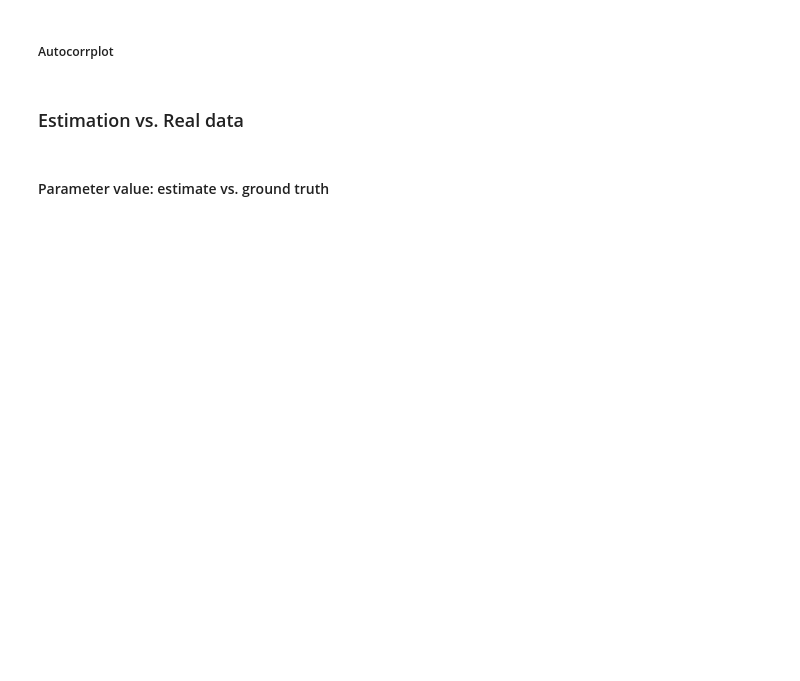
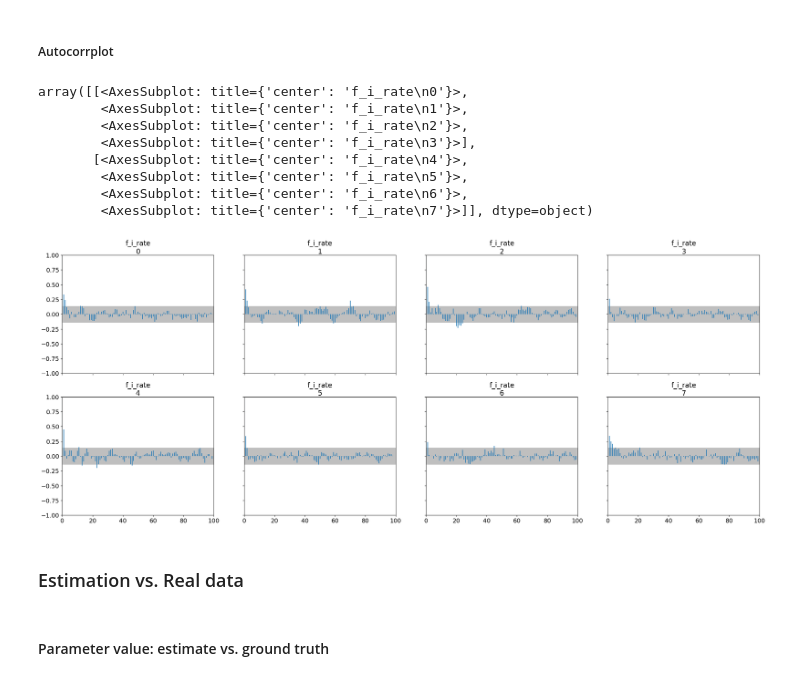
Before and after one commit to wzh1895/ASDM, a Jupyter notebook: 2-SD_model_calibration.ipynb, the cells around one changed output. Cells and saved outputs as stored; diff of their text form; code cells hidden in the pictures; blank space fills up the shorter version.

```diff
--- a/2-SD_model_calibration.ipynb
+++ b/2-SD_model_calibration.ipynb
@@ -207,7 +196,17 @@ print(az.__version__)
 # %% [markdown]
 ##### Autocorrplot
 # %%
-# _ = az.plot_autocorr(trace, ['f_i_rate'])
+_ = az.plot_autocorr(trace, ['f_i_rate'])
+# %% [output]
+array([[<AxesSubplot: title={'center': 'f_i_rate\n0'}>,
+        <AxesSubplot: title={'center': 'f_i_rate\n1'}>,
+        <AxesSubplot: title={'center': 'f_i_rate\n2'}>,
+        <AxesSubplot: title={'center': 'f_i_rate\n3'}>],
+       [<AxesSubplot: title={'center': 'f_i_rate\n4'}>,
+        <AxesSubplot: title={'center': 'f_i_rate\n5'}>,
+        <AxesSubplot: title={'center': 'f_i_rate\n6'}>,
+        <AxesSubplot: title={'center': 'f_i_rate\n7'}>]], dtype=object)
+[figure, added]
 # %% [markdown]
 ### Estimation vs. Real data
 # %% [markdown]
```
Also changed, not shown: parts of 11 cells of this notebook.
